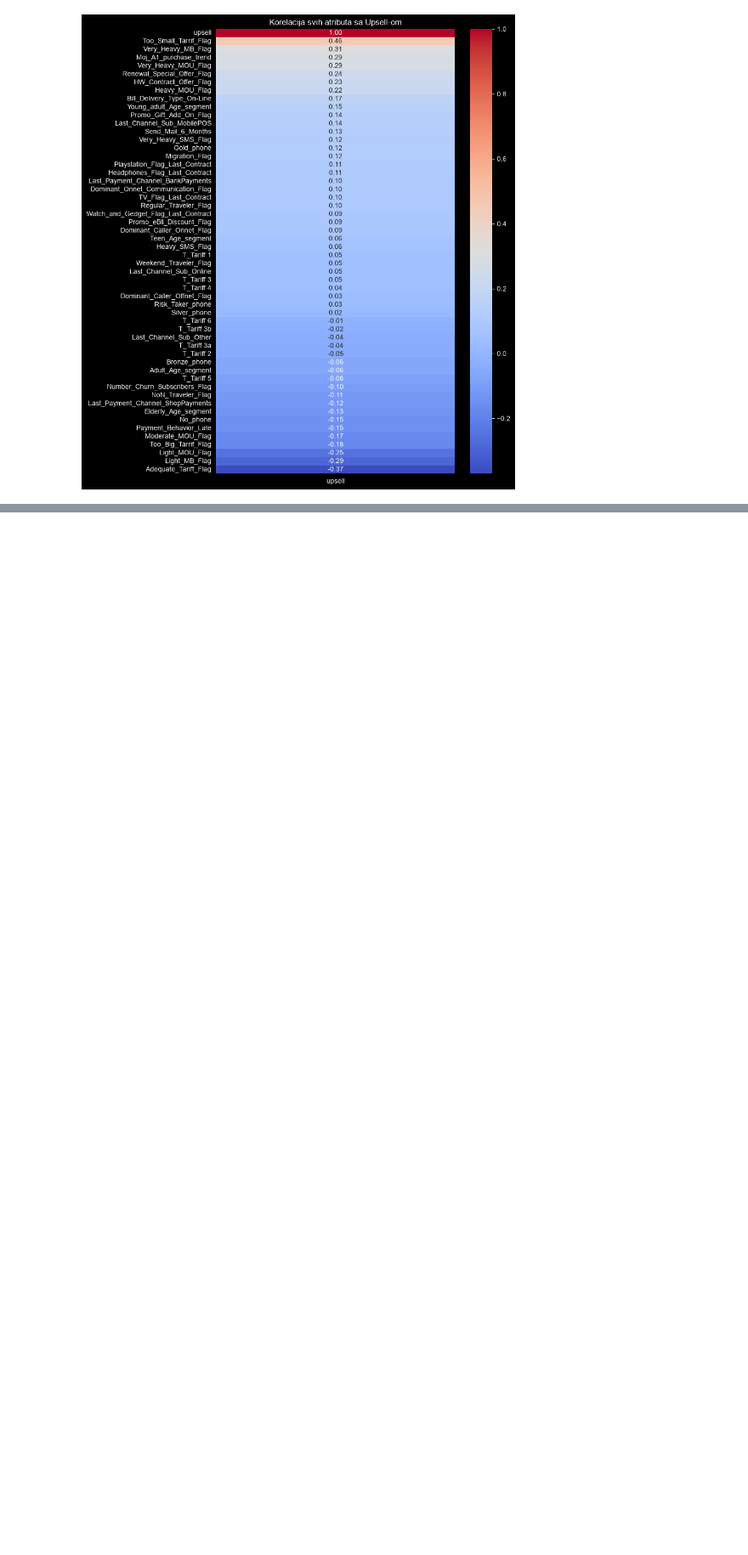
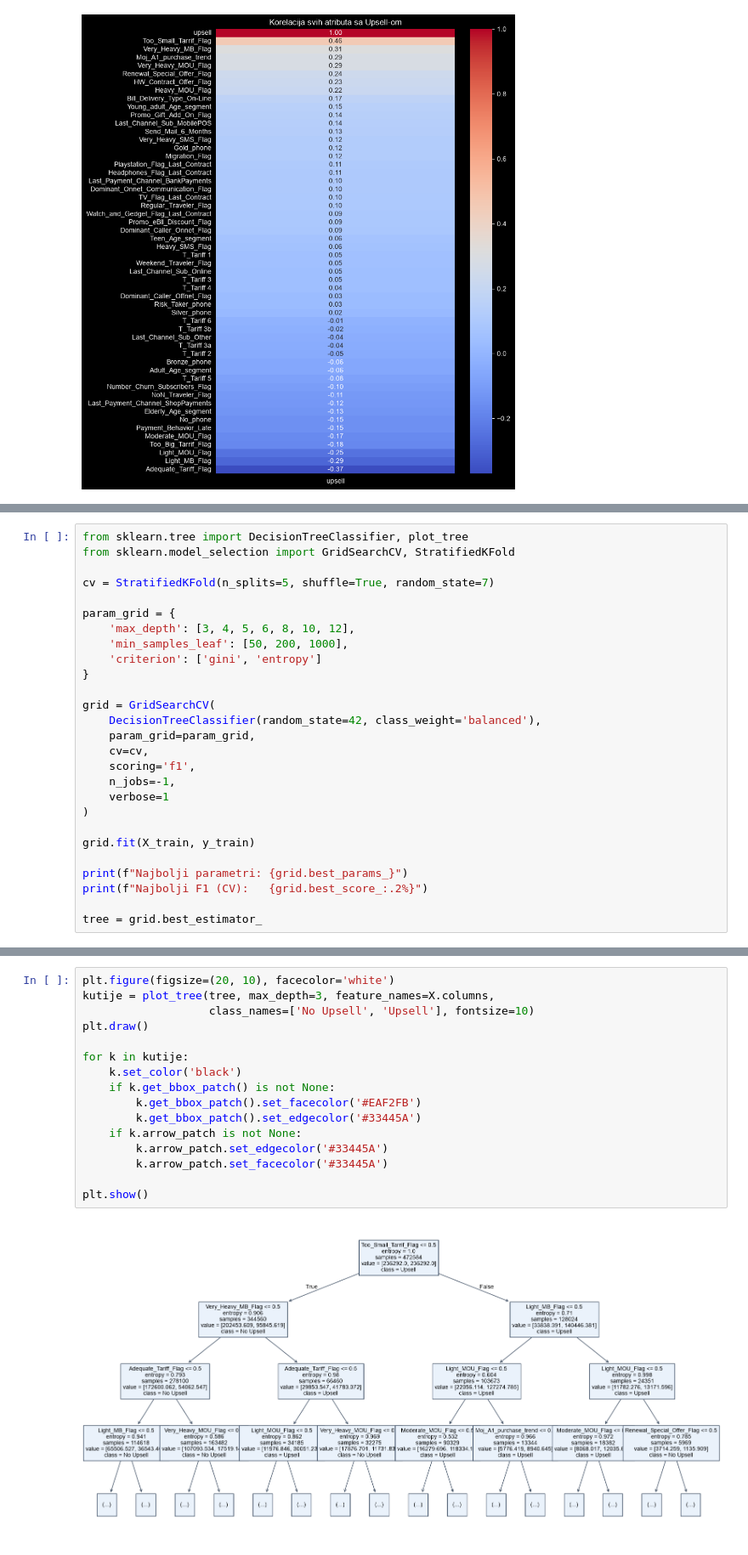
Before and after one commit to ticketflow1/upsell-prediction, a Jupyter notebook: A1.ipynb, the cells around one changed output, grey strips where cells are left out. Shown at 85% size. Saved outputs shown, nothing was run; the diff lists cells and outputs as text; blank space fills up the shorter version.

```diff
--- a/A1.ipynb
+++ b/A1.ipynb
@@ -120,0 +130,27 @@ plt.show()
+# %%
+from sklearn.tree import DecisionTreeClassifier, plot_tree
+from sklearn.model_selection import GridSearchCV, StratifiedKFold
+
+cv = StratifiedKFold(n_splits=5, shuffle=True, random_state=7)
+
+param_grid = {
+    'max_depth': [3, 4, 5, 6, 8, 10, 12],
+    'min_samples_leaf': [50, 200, 1000],
+    'criterion': ['gini', 'entropy']
+}
+
+grid = GridSearchCV(
+    DecisionTreeClassifier(random_state=42, class_weight='balanced'),
+    param_grid=param_grid,
+    cv=cv,
+    scoring='f1',
+    n_jobs=-1,
+    verbose=1
+)
+
+grid.fit(X_train, y_train)
+
+print(f"Najbolji parametri: {grid.best_params_}")
+print(f"Najbolji F1 (CV):   {grid.best_score_:.2%}")
+
+tree = grid.best_estimator_
@@ -120,0 +160,18 @@ plt.show()
+# %%
+plt.figure(figsize=(20, 10), facecolor='white')
+kutije = plot_tree(tree, max_depth=3, feature_names=X.columns,
+                   class_names=['No Upsell', 'Upsell'], fontsize=10)
+plt.draw()
+
+for k in kutije:
+    k.set_color('black')
+    if k.get_bbox_patch() is not None:
+        k.get_bbox_patch().set_facecolor('#EAF2FB')
+        k.get_bbox_patch().set_edgecolor('#33445A')
+    if k.arrow_patch is not None:
+        k.arrow_patch.set_edgecolor('#33445A')
+        k.arrow_patch.set_facecolor('#33445A')
+
+plt.show()
+# %% [output]
+[figure, added]
```
Also changed, not shown: parts of 2 cells of this notebook.
